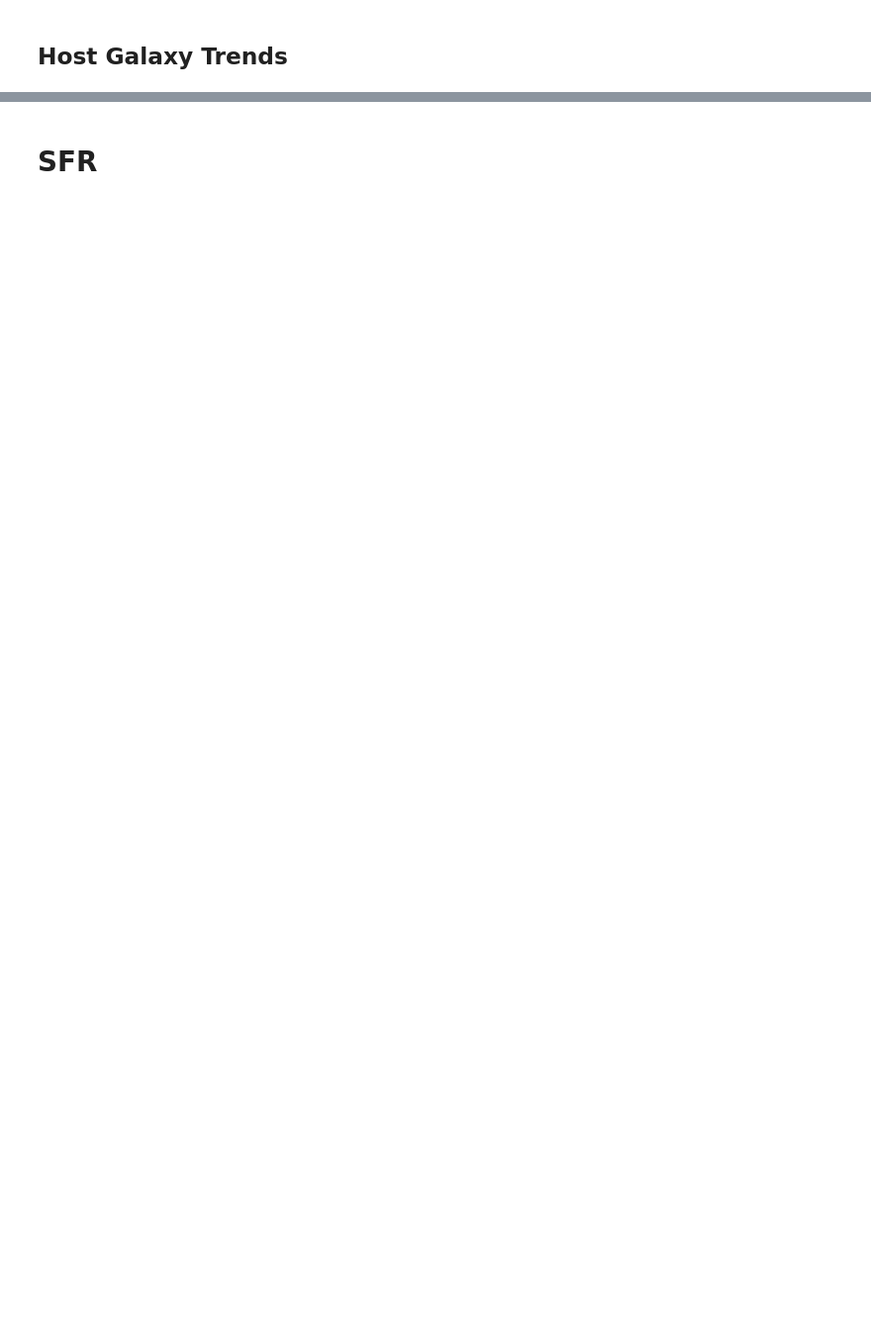
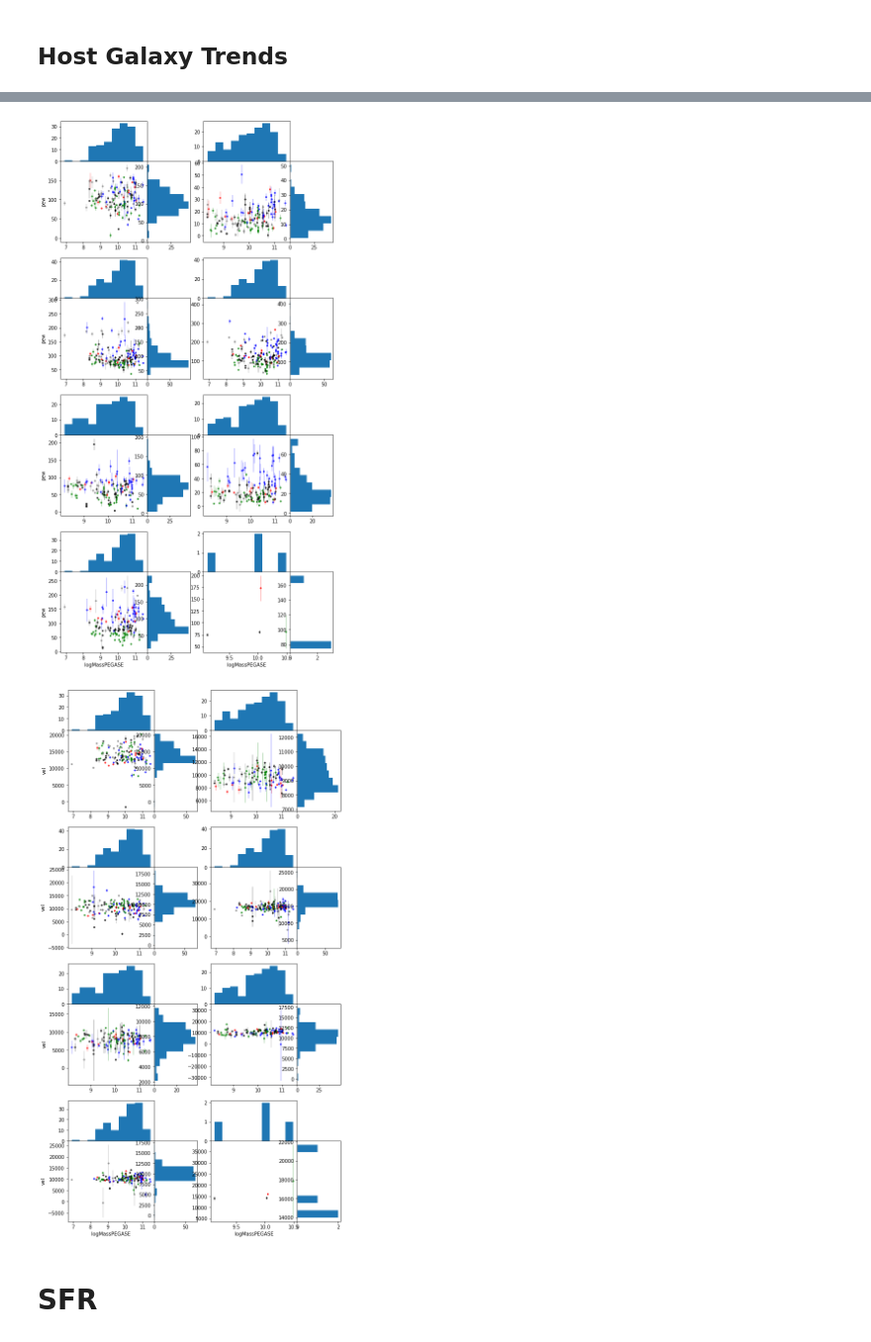
Before and after one commit to mwvgroup/SN-Spectral-Evolution, a Jupyter notebook: notebooks/host_galaxy_trends.ipynb, the cells around one changed output, grey strips where cells are left out. Shown at 99% size. Cells and saved outputs as stored; diff of their text form; code cells hidden in the pictures; blank space fills up the shorter version.

```diff
--- a/notebooks/host_galaxy_trends.ipynb
+++ b/notebooks/host_galaxy_trends.ipynb
@@ -261,21 +223,10 @@ plot_scatter_hist(
-# %%
-# PEGASE, pew
-features = [f'pW{i}' for i in range(1, 9)]
-plot_scatter_hist(
-    sdss_combined,
-    features,
-    'logMassPEGASE',
-    'pew',
-    'pew_samperr')
-# %%
-# PEGASE, vel
-features = [f'pW{i}' for i in range(1, 9)]
-plot_scatter_hist(
-    sdss_combined,
-    features,
-    'logMassPEGASE',
-    'vel',
-    'vel_samperr')
+# %%
+# PEGASE, pew and vel
+for col in ('pew', 'vel'):
+    plot_scatter_hist(sdss_final, features, 'logMassPEGASE', col, f'{col}_samperr')
+# %% [output]
+[figure, added]
+[figure, added]
 # %% [markdown]
 # SFR
 # %%
```
Also changed, not shown: parts of 47 cells of this notebook, 1 other file.
